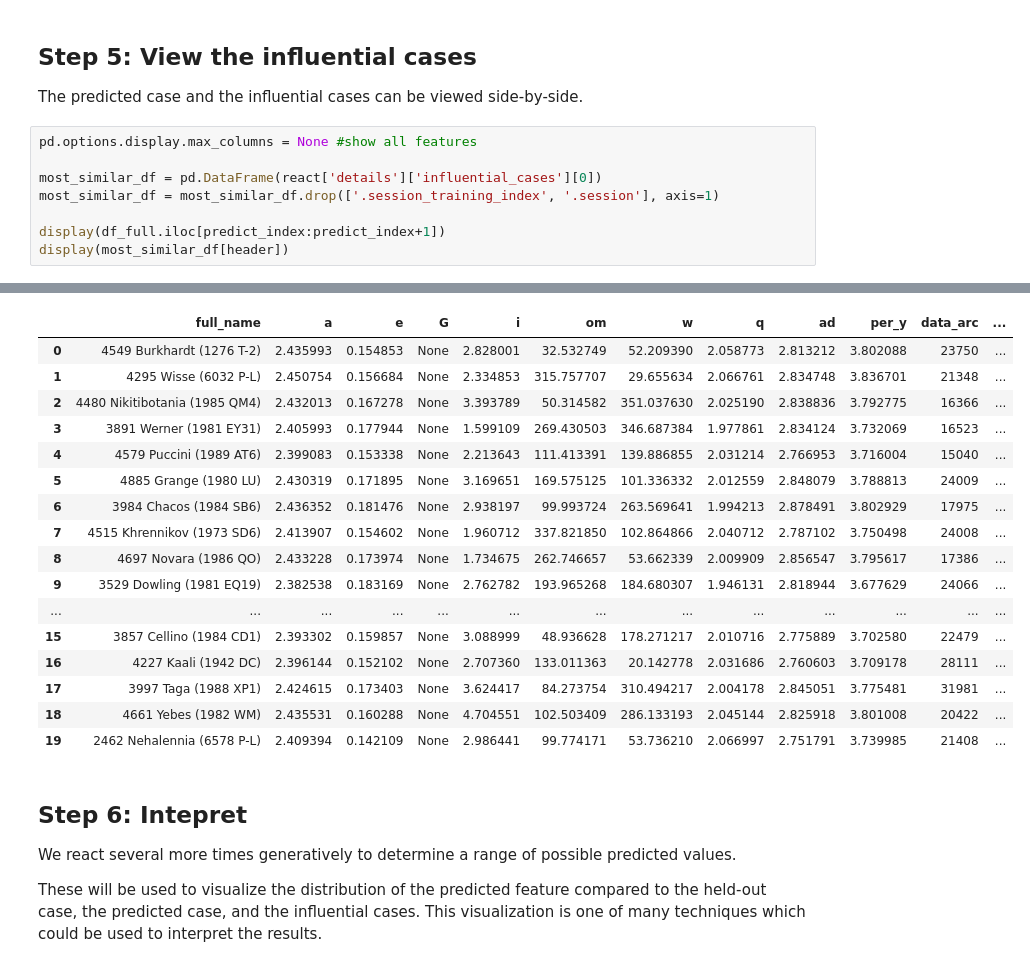
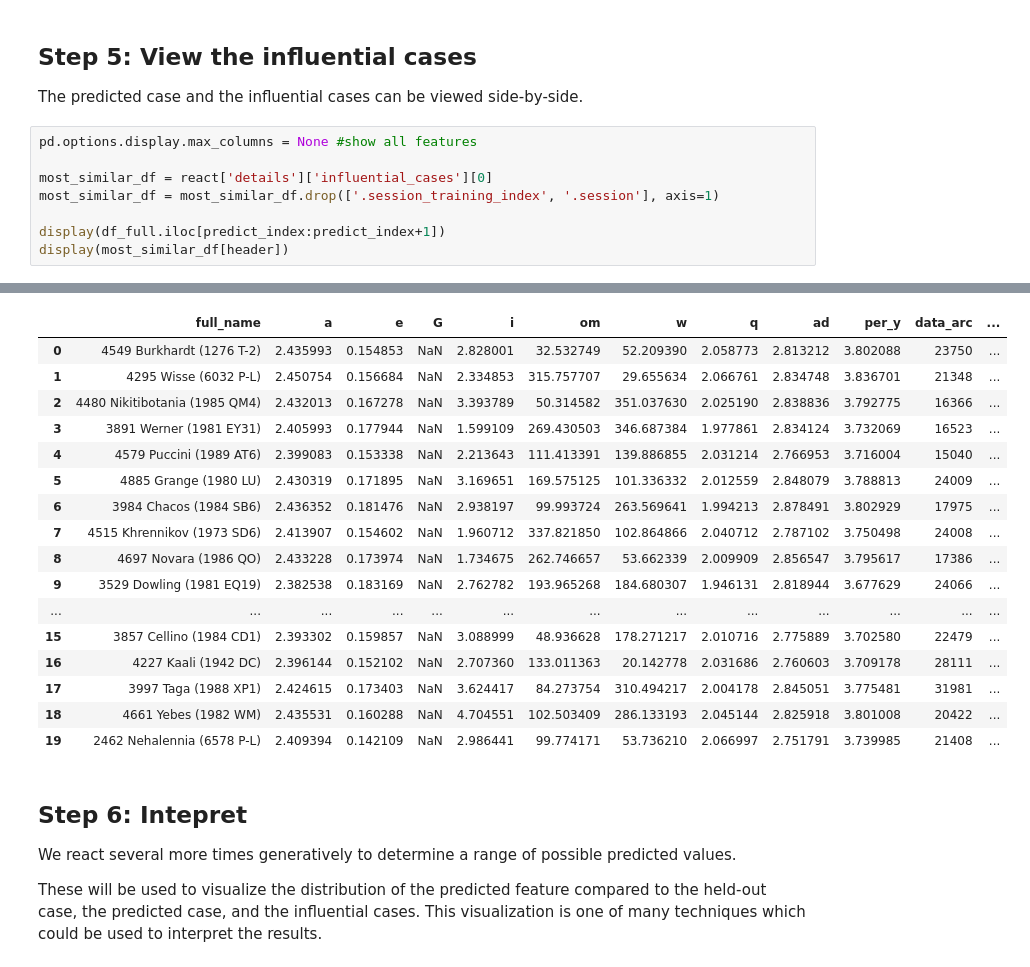
Before and after one commit to howsoai/howso-engine-recipes, a Jupyter notebook: recipes/4-Examples/extra_examples/interpret_react.ipynb, the cells around one changed output, grey strips where cells are left out. Cells and saved outputs as stored; diff of their text form.

Commit message:
Adjusts recipes for new Reaction object

```diff
--- a/recipes/4-Examples/extra_examples/interpret_react.ipynb
+++ b/recipes/4-Examples/extra_examples/interpret_react.ipynb
@@ -150,31 +136,31 @@ The predicted case and the influential cases can be viewed side-by-side.
 # %%
 pd.options.display.max_columns = None #show all features
 
-most_similar_df = pd.DataFrame(react['details']['influential_cases'][0])
+most_similar_df = react['details']['influential_cases'][0]
 most_similar_df = most_similar_df.drop(['.session_training_index', '.session'], axis=1)
 
 display(df_full.iloc[predict_index:predict_index+1])
 display(most_similar_df[header])
 # %% [output]
 |  | full_name | a | e | G | i | om | w | q | ad | per_y | data_arc | ... |
 | 200001 | 200002 Hehe (2007 JZ43) | 2.409757 | 0.158912 | None | 6.959368 | 116.592076 | 198.714295 | 2.026818 | 2.792696 | 3.740831 | 6472 | ... |
 |  | full_name | a | e | G | i | om | w | q | ad | per_y | data_arc | ... |
-| 0 | 4549 Burkhardt (1276 T-2) | 2.435993 | 0.154853 | None | 2.828001 | 32.532749 | 52.209390 | 2.058773 | 2.813212 | 3.802088 | 23750 | ... |
-| 1 | 4295 Wisse (6032 P-L) | 2.450754 | 0.156684 | None | 2.334853 | 315.757707 | 29.655634 | 2.066761 | 2.834748 | 3.836701 | 21348 | ... |
-| 2 | 4480 Nikitibotania (1985 QM4) | 2.432013 | 0.167278 | None | 3.393789 | 50.314582 | 351.037630 | 2.025190 | 2.838836 | 3.792775 | 16366 | ... |
-| 3 | 3891 Werner (1981 EY31) | 2.405993 | 0.177944 | None | 1.599109 | 269.430503 | 346.687384 | 1.977861 | 2.834124 | 3.732069 | 16523 | ... |
-| 4 | 4579 Puccini (1989 AT6) | 2.399083 | 0.153338 | None | 2.213643 | 111.413391 | 139.886855 | 2.031214 | 2.766953 | 3.716004 | 15040 | ... |
-| 5 | 4885 Grange (1980 LU) | 2.430319 | 0.171895 | None | 3.169651 | 169.575125 | 101.336332 | 2.012559 | 2.848079 | 3.788813 | 24009 | ... |
-| 6 | 3984 Chacos (1984 SB6) | 2.436352 | 0.181476 | None | 2.938197 | 99.993724 | 263.569641 | 1.994213 | 2.878491 | 3.802929 | 17975 | ... |
-| 7 | 4515 Khrennikov (1973 SD6) | 2.413907 | 0.154602 | None | 1.960712 | 337.821850 | 102.864866 | 2.040712 | 2.787102 | 3.750498 | 24008 | ... |
-| 8 | 4697 Novara (1986 QO) | 2.433228 | 0.173974 | None | 1.734675 | 262.746657 | 53.662339 | 2.009909 | 2.856547 | 3.795617 | 17386 | ... |
-| 9 | 3529 Dowling (1981 EQ19) | 2.382538 | 0.183169 | None | 2.762782 | 193.965268 | 184.680307 | 1.946131 | 2.818944 | 3.677629 | 24066 | ... |
+| 0 | 4549 Burkhardt (1276 T-2) | 2.435993 | 0.154853 | NaN | 2.828001 | 32.532749 | 52.209390 | 2.058773 | 2.813212 | 3.802088 | 23750 | ... |
+| 1 | 4295 Wisse (6032 P-L) | 2.450754 | 0.156684 | NaN | 2.334853 | 315.757707 | 29.655634 | 2.066761 | 2.834748 | 3.836701 | 21348 | ... |
+| 2 | 4480 Nikitibotania (1985 QM4) | 2.432013 | 0.167278 | NaN | 3.393789 | 50.314582 | 351.037630 | 2.025190 | 2.838836 | 3.792775 | 16366 | ... |
+| 3 | 3891 Werner (1981 EY31) | 2.405993 | 0.177944 | NaN | 1.599109 | 269.430503 | 346.687384 | 1.977861 | 2.834124 | 3.732069 | 16523 | ... |
+| 4 | 4579 Puccini (1989 AT6) | 2.399083 | 0.153338 | NaN | 2.213643 | 111.413391 | 139.886855 | 2.031214 | 2.766953 | 3.716004 | 15040 | ... |
+| 5 | 4885 Grange (1980 LU) | 2.430319 | 0.171895 | NaN | 3.169651 | 169.575125 | 101.336332 | 2.012559 | 2.848079 | 3.788813 | 24009 | ... |
+| 6 | 3984 Chacos (1984 SB6) | 2.436352 | 0.181476 | NaN | 2.938197 | 99.993724 | 263.569641 | 1.994213 | 2.878491 | 3.802929 | 17975 | ... |
+| 7 | 4515 Khrennikov (1973 SD6) | 2.413907 | 0.154602 | NaN | 1.960712 | 337.821850 | 102.864866 | 2.040712 | 2.787102 | 3.750498 | 24008 | ... |
+| 8 | 4697 Novara (1986 QO) | 2.433228 | 0.173974 | NaN | 1.734675 | 262.746657 | 53.662339 | 2.009909 | 2.856547 | 3.795617 | 17386 | ... |
+| 9 | 3529 Dowling (1981 EQ19) | 2.382538 | 0.183169 | NaN | 2.762782 | 193.965268 | 184.680307 | 1.946131 | 2.818944 | 3.677629 | 24066 | ... |
 | ... | ... | ... | ... | ... | ... | ... | ... | ... | ... | ... | ... | ... |
-| 15 | 3857 Cellino (1984 CD1) | 2.393302 | 0.159857 | None | 3.088999 | 48.936628 | 178.271217 | 2.010716 | 2.775889 | 3.702580 | 22479 | ... |
-| 16 | 4227 Kaali (1942 DC) | 2.396144 | 0.152102 | None | 2.707360 | 133.011363 | 20.142778 | 2.031686 | 2.760603 | 3.709178 | 28111 | ... |
-| 17 | 3997 Taga (1988 XP1) | 2.424615 | 0.173403 | None | 3.624417 | 84.273754 | 310.494217 | 2.004178 | 2.845051 | 3.775481 | 31981 | ... |
-| 18 | 4661 Yebes (1982 WM) | 2.435531 | 0.160288 | None | 4.704551 | 102.503409 | 286.133193 | 2.045144 | 2.825918 | 3.801008 | 20422 | ... |
-| 19 | 2462 Nehalennia (6578 P-L) | 2.409394 | 0.142109 | None | 2.986441 | 99.774171 | 53.736210 | 2.066997 | 2.751791 | 3.739985 | 21408 | ... |
+| 15 | 3857 Cellino (1984 CD1) | 2.393302 | 0.159857 | NaN | 3.088999 | 48.936628 | 178.271217 | 2.010716 | 2.775889 | 3.702580 | 22479 | ... |
+| 16 | 4227 Kaali (1942 DC) | 2.396144 | 0.152102 | NaN | 2.707360 | 133.011363 | 20.142778 | 2.031686 | 2.760603 | 3.709178 | 28111 | ... |
+| 17 | 3997 Taga (1988 XP1) | 2.424615 | 0.173403 | NaN | 3.624417 | 84.273754 | 310.494217 | 2.004178 | 2.845051 | 3.775481 | 31981 | ... |
+| 18 | 4661 Yebes (1982 WM) | 2.435531 | 0.160288 | NaN | 4.704551 | 102.503409 | 286.133193 | 2.045144 | 2.825918 | 3.801008 | 20422 | ... |
+| 19 | 2462 Nehalennia (6578 P-L) | 2.409394 | 0.142109 | NaN | 2.986441 | 99.774171 | 53.736210 | 2.066997 | 2.751791 | 3.739985 | 21408 | ... |
 # %% [markdown]
 ## Step 6: Intepret
 
```
Also changed, not shown: parts of 3 cells of this notebook, 12 other files.
